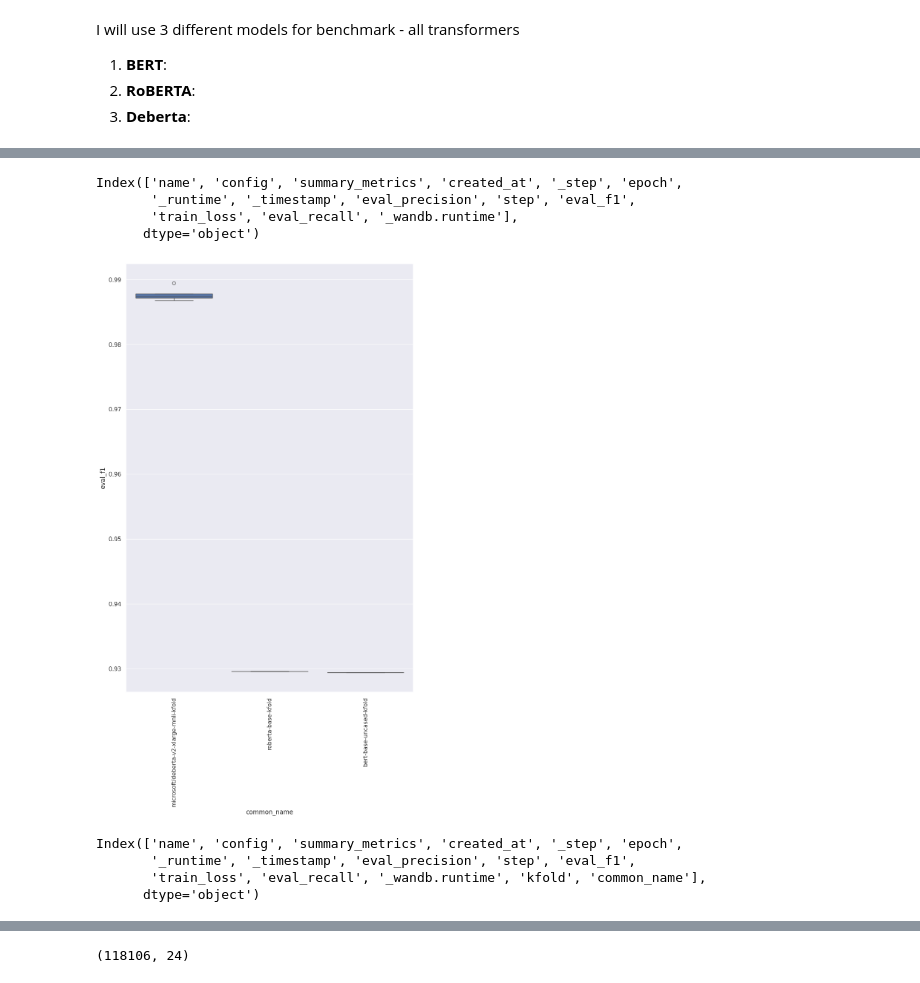
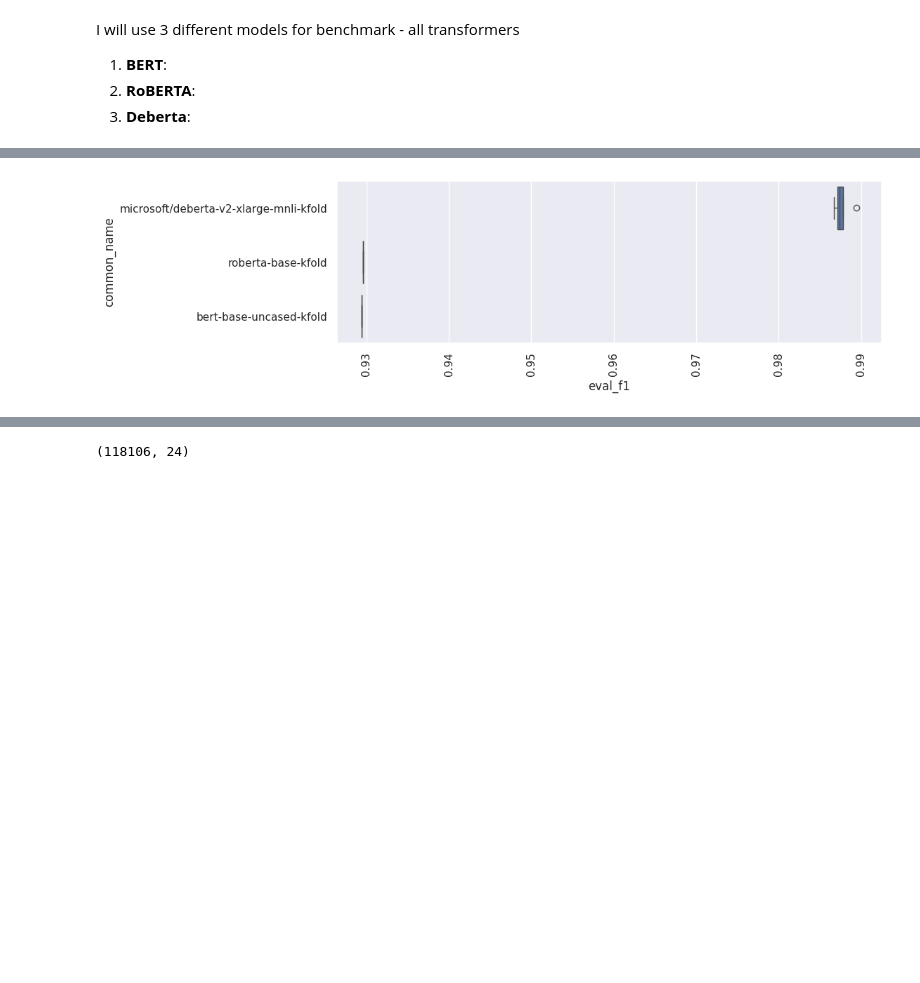
Before and after one commit to ArturTan/introduction-to-deep-learning-boulder, a Jupyter notebook: notebooks/Report.ipynb, the cells around one changed output, grey strips where cells are left out. Saved outputs shown, nothing was run; the diff lists cells and outputs as text; code cells hidden in the pictures; blank space fills up the shorter version.

```diff
--- a/notebooks/Report.ipynb
+++ b/notebooks/Report.ipynb
@@ -657,12 +665,12 @@ for fold, (train_index, test_index) in enumerate(skf.split(X=df, y=df['mapped_se
     test.to_csv(f"../data/test_fold_{fold}.csv")
 # %%
 for model, batch_size in [
-    # ["bert-base-uncased", 128],
-             # [ "roberta-base", 64],/
+    ["bert-base-uncased", 128],
+             [ "roberta-base", 64],/
               ["microsoft/deberta-v2-xlarge-mnli", 2] # using zero optimization
 ]:
     max_length  =256
-    if model =="google/gemma-2-2b":
+    if model =="microsoft/deberta-v2-xlarge-mnli":
         max_length = 128
     for i in tqdm(range(5)):
         !accelerate launch ../train.py --model_name_or_path {model} --ignore_mismatched_sizes --max_length {max_length} --per_device_train_batch_size {batch_size} --learning_rate 2e-5 --num_train_epochs 1 --output_dir "/tmp/mrpc/deepspeed_stage2/" --train_file ../data/train_fold_{i}.csv --validation_file ../data/test_fold_{i}.csv --project_suffix=kfold-{i} --with_tracking --report_to "wandb"
@@ -736,26 +732,12 @@ trained model microsoft/deberta-v2-xlarge-mnli
-# %%
-runs_df.columns
-# %% [output]
-Index(['name', 'config', 'summary_metrics', 'created_at', '_step', 'epoch',
-       '_runtime', '_timestamp', 'eval_precision', 'step', 'eval_f1',
-       'train_loss', 'eval_recall', '_wandb.runtime'],
-      dtype='object')
 # %%
 runs_df['common_name'] = runs_df['name'].apply(lambda x: "-".join(x.split('-')[:-1]))
 # %%
-sns.set(rc={"figure.figsize": (10, 15)})
+sns.set(rc={"figure.figsize": (10, 3)})
 
 view = runs_df[['common_name', 'eval_f1']][runs_df['eval_f1'] > 0.9]
-sns.boxplot(x='common_name', y='eval_f1', data=view, orient="v")
+sns.boxplot(x='eval_f1', y='common_name', data=view, orient="h")
 plt.xticks(rotation=90)
 plt.show()
 # %% [output]
-[figure, old version]
+[figure, new version]
-# %%
-runs_df.columns
-# %% [output]
-Index(['name', 'config', 'summary_metrics', 'created_at', '_step', 'epoch',
-       '_runtime', '_timestamp', 'eval_precision', 'step', 'eval_f1',
-       'train_loss', 'eval_recall', '_wandb.runtime', 'kfold', 'common_name'],
-      dtype='object')
 # %%
```
Also changed, not shown: parts of 16 cells of this notebook, 1 other file.
